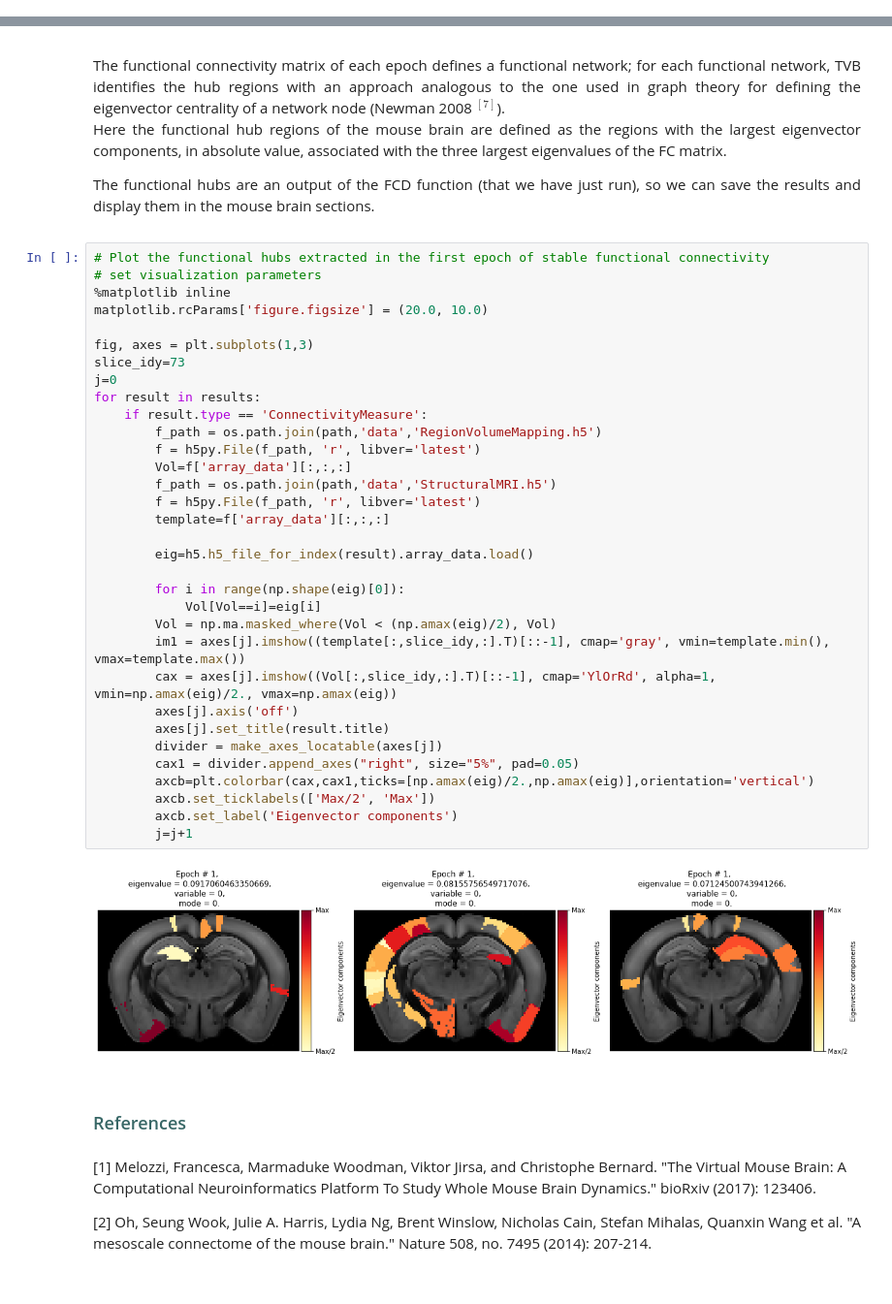
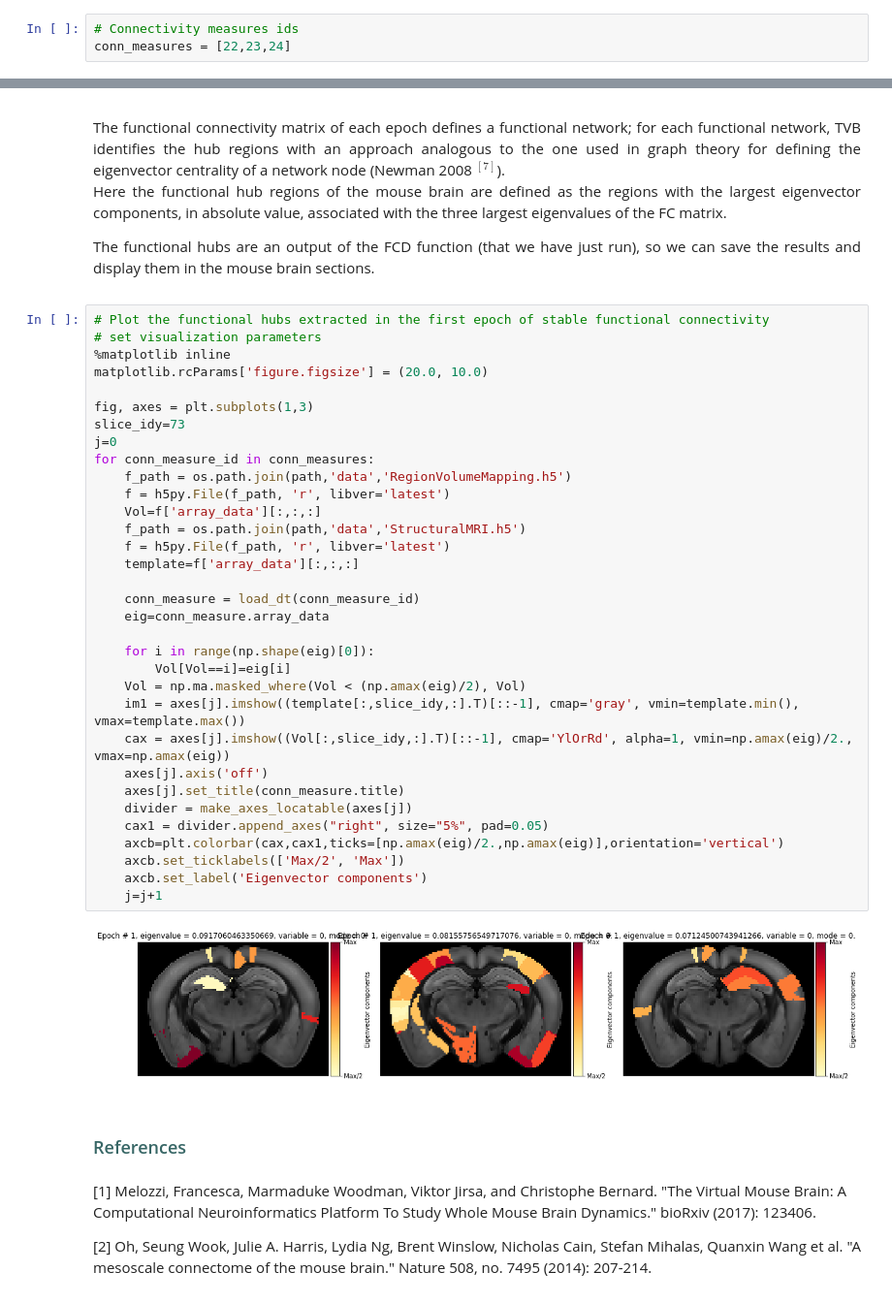
Before and after one commit to the-virtual-brain/tvb-collab, a Jupyter notebook: tvb-core/TVB_Node10/TVB_Node#10_VirtualMouseBrain.ipynb, the cells around one changed output, grey strips where cells are left out. Shown at 97% size. Saved outputs shown, nothing was run; the diff lists cells and outputs as text.

Commit message:
HBP-108 Adjust VirtualMouseBrain notebook to use the latest command API

```diff
--- a/tvb-core/TVB_Node10/TVB_Node#10_VirtualMouseBrain.ipynb
+++ b/tvb-core/TVB_Node10/TVB_Node#10_VirtualMouseBrain.ipynb
@@ -430,2 +379,5 @@ fcd_indexes
+# %%
+# Connectivity measures ids
+conn_measures = [22,23,24]
 # %%
 # Plot the FCD matrix and the FCD matrix segmented in the epochs
@@ -478,38 +426,38 @@ The functional hubs are an output of the FCD function (that we have just run), s
 # %%
 # Plot the functional hubs extracted in the first epoch of stable functional connectivity
 # set visualization parameters
 %matplotlib inline
 matplotlib.rcParams['figure.figsize'] = (20.0, 10.0)
 
 fig, axes = plt.subplots(1,3)
 slice_idy=73
 j=0
-for result in results:
-    if result.type == 'ConnectivityMeasure':
-        f_path = os.path.join(path,'data','RegionVolumeMapping.h5')
-        f = h5py.File(f_path, 'r', libver='latest')
-        Vol=f['array_data'][:,:,:]
-        f_path = os.path.join(path,'data','StructuralMRI.h5')
-        f = h5py.File(f_path, 'r', libver='latest')
-        template=f['array_data'][:,:,:]
+for conn_measure_id in conn_measures:
+    f_path = os.path.join(path,'data','RegionVolumeMapping.h5')
+    f = h5py.File(f_path, 'r', libver='latest')
+    Vol=f['array_data'][:,:,:]
+    f_path = os.path.join(path,'data','StructuralMRI.h5')
+    f = h5py.File(f_path, 'r', libver='latest')
+    template=f['array_data'][:,:,:]
 
-        eig=h5.h5_file_for_index(result).array_data.load()
+    conn_measure = load_dt(conn_measure_id)
+    eig=conn_measure.array_data
 
-        for i in range(np.shape(eig)[0]):
-            Vol[Vol==i]=eig[i]
-        Vol = np.ma.masked_where(Vol < (np.amax(eig)/2), Vol)
-        im1 = axes[j].imshow((template[:,slice_idy,:].T)[::-1], cmap='gray', vmin=template.min(), vmax=template.max())
-        cax = axes[j].imshow((Vol[:,slice_idy,:].T)[::-1], cmap='YlOrRd', alpha=1, vmin=np.amax(eig)/2., vmax=np.amax(eig))
-        axes[j].axis('off')
-        axes[j].set_title(result.title)
-        divider = make_axes_locatable(axes[j])
-        cax1 = divider.append_axes("right", size="5%", pad=0.05)
-        axcb=plt.colorbar(cax,cax1,ticks=[np.amax(eig)/2.,np.amax(eig)],orientation='vertical')
-        axcb.set_ticklabels(['Max/2', 'Max'])
-        axcb.set_label('Eigenvector components')
-        j=j+1
+    for i in range(np.shape(eig)[0]):
+        Vol[Vol==i]=eig[i]
+    Vol = np.ma.masked_where(Vol < (np.amax(eig)/2), Vol)
+    im1 = axes[j].imshow((template[:,slice_idy,:].T)[::-1], cmap='gray', vmin=template.min(), vmax=template.max())
+    cax = axes[j].imshow((Vol[:,slice_idy,:].T)[::-1], cmap='YlOrRd', alpha=1, vmin=np.amax(eig)/2., vmax=np.amax(eig))
+    axes[j].axis('off')
+    axes[j].set_title(conn_measure.title)
+    divider = make_axes_locatable(axes[j])
+    cax1 = divider.append_axes("right", size="5%", pad=0.05)
+    axcb=plt.colorbar(cax,cax1,ticks=[np.amax(eig)/2.,np.amax(eig)],orientation='vertical')
+    axcb.set_ticklabels(['Max/2', 'Max'])
+    axcb.set_label('Eigenvector components')
+    j=j+1
 # %% [output]
-[figure, old version]
+[figure, new version]
 # %% [markdown]
 <h1><font size="4" face="arial" color="#386766">References</font></h1>
 
```
Also changed, not shown: parts of 21 cells of this notebook.
